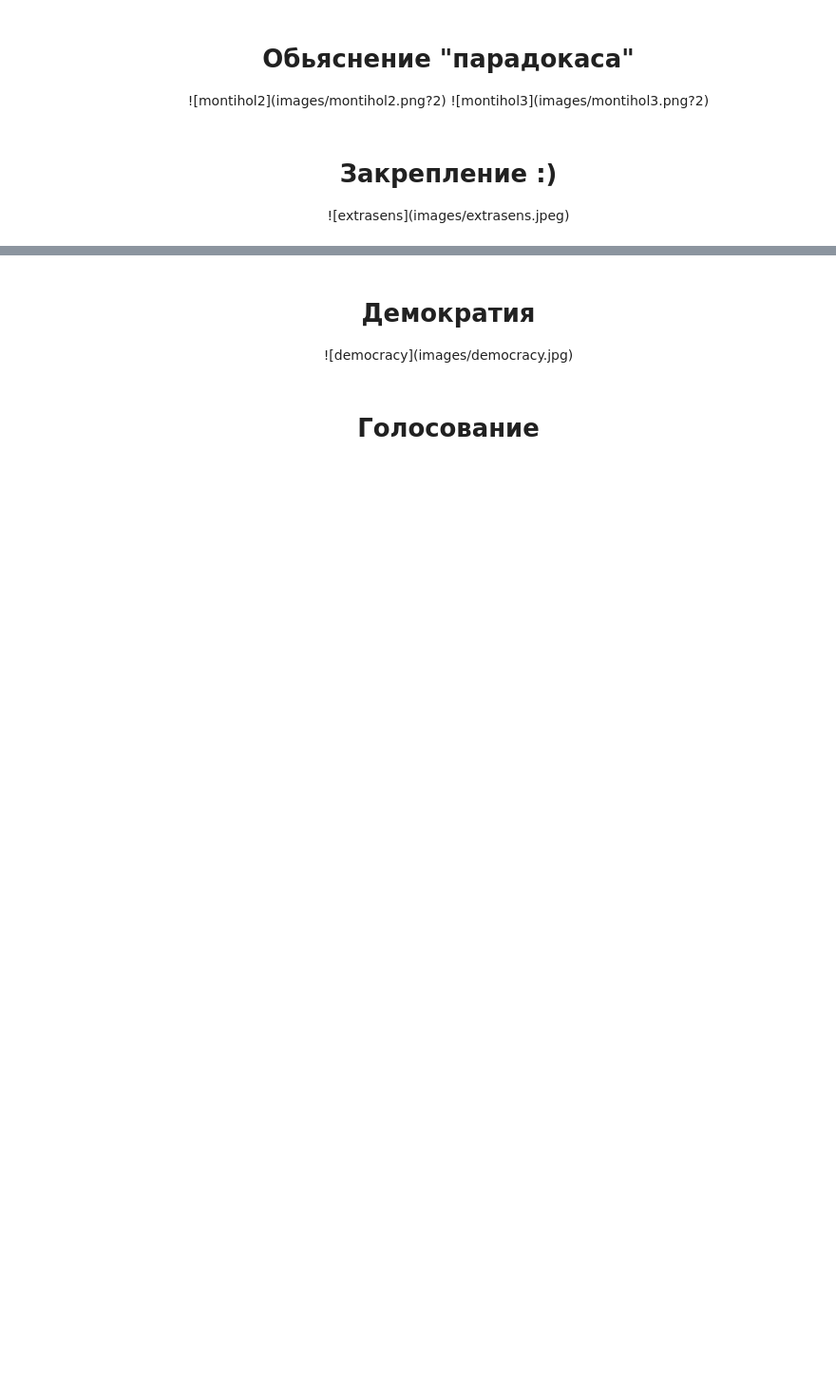
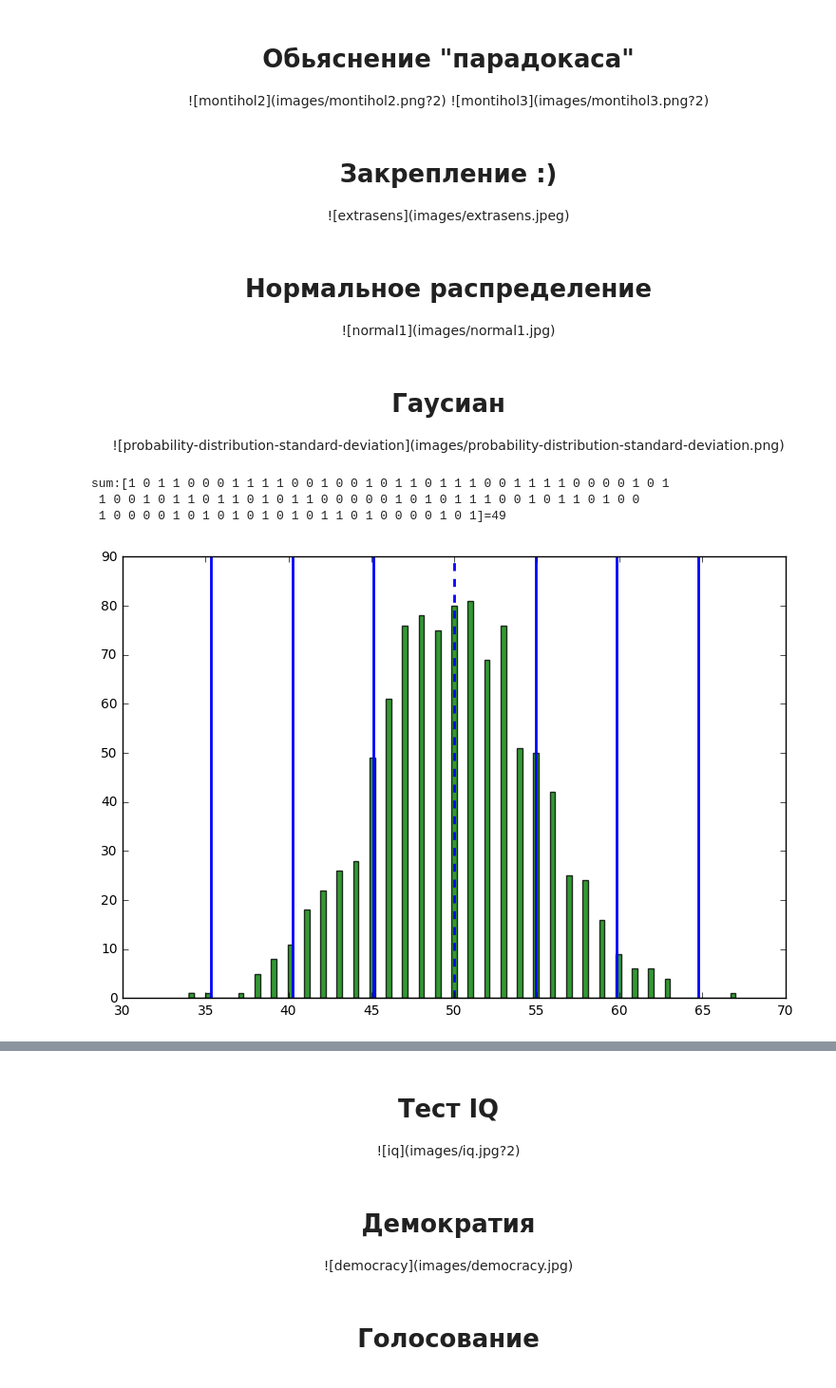
Before and after one commit to izhleba/public_math_prob, a Jupyter notebook: base_prob.ipynb, the cells around one changed output, grey strips where cells are left out. Shown: that part at 95% size. Cells and saved outputs as stored; diff of their text form; code cells hidden in the pictures; blank space fills up the shorter version.

```diff
--- a/base_prob.ipynb
+++ b/base_prob.ipynb
@@ -258,0 +278,47 @@ iq гауссиана
+# %% [markdown]
+<center> <h1>Нормальное распределение</h1>
+![normal1](images/normal1.jpg)
+</center>
+# %% [markdown]
+<center> <h1>Гаусиан</h1>
+![probability-distribution-standard-deviation](images/probability-distribution-standard-deviation.png)
+<center>
+# %%
+%%time
+%matplotlib inline
+
+import numpy as np
+import matplotlib.pyplot as plt
+
+c = 1
+p = 0.50
+n = 100
+n_half = n / 2
+tests = 1000
+votes = np.zeros(tests)
+
+for i in log_progress(xrange(tests),every=100):
+    s = np.random.binomial(c, p, n)
+    votes[i] = np.sum(s)
+print("sum:"+str(s)+"="+str(np.sum(s)))
+set_size()
+# Hist
+ax = plt.subplot(111)
+ax.hist(votes,n,color='green',alpha=0.8)
+sigma = np.std(votes)
+mean = np.mean(votes)
+ax.axvline(mean, color='b', linestyle='--', lw=2)
+ax.axvline(mean+1*sigma, color='b', linestyle='-', lw=2)
+ax.axvline(mean-1*sigma, color='b', linestyle='-', lw=2)
+ax.axvline(mean+2*sigma, color='b', linestyle='-', lw=2)
+ax.axvline(mean-2*sigma, color='b', linestyle='-', lw=2)
+ax.axvline(mean+3*sigma, color='b', linestyle='-', lw=2)
+ax.axvline(mean-3*sigma, color='b', linestyle='-', lw=2)
+
+# Plot
+plt.show()
+# %% [output]
+sum:[1 0 1 1 0 0 0 1 1 1 1 0 0 1 0 0 1 0 1 1 0 1 1 1 0 0 1 1 1 1 0 0 0 0 1 0 1
+ 1 0 0 1 0 1 1 0 1 1 0 1 0 1 1 0 0 0 0 0 1 0 1 0 1 1 1 0 0 1 0 1 1 0 1 0 0
+ 1 0 0 0 0 1 0 1 0 1 0 1 0 1 0 1 1 0 1 0 0 0 0 1 0 1]=49
+[figure, added]
@@ -259,3 +327,7 @@ iq гауссиана
+# %% [markdown]
+<center> <h1>Тест IQ</h1>
+![iq](images/iq.jpg?2)
+<center>
 # %% [markdown]
 <center> <h1>Демократия</h1>
 ![democracy](images/democracy.jpg)
```
Also changed, not shown: parts of 14 cells of this notebook, 7 other files.
